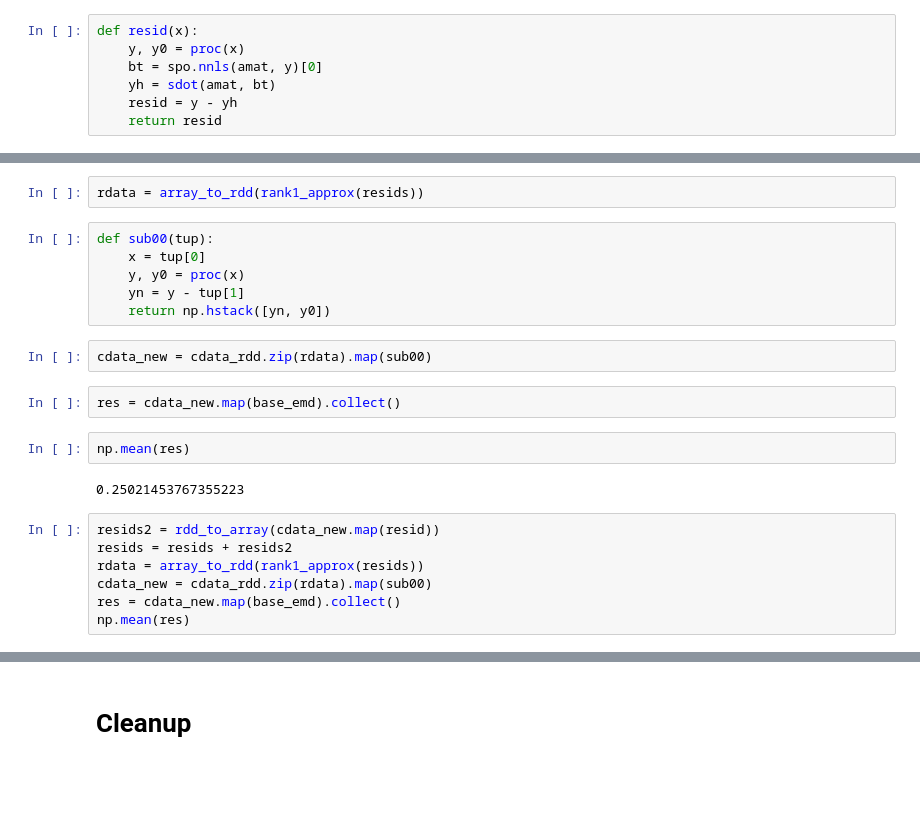
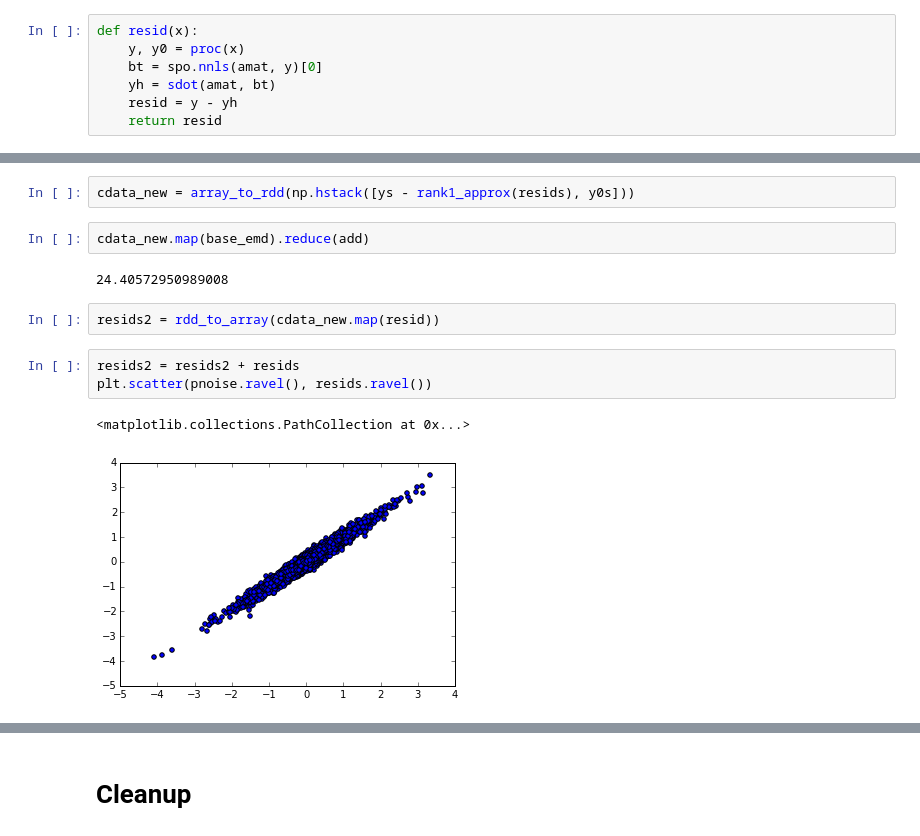
Before and after one commit to snarles/donuts2, a Jupyter notebook: analyses/dev_factor.ipynb, the cells around one changed output, grey strips where cells are left out. Saved outputs shown, nothing was run; the diff lists cells and outputs as text; blank space fills up the shorter version.

```diff
--- a/analyses/dev_factor.ipynb
+++ b/analyses/dev_factor.ipynb
@@ -147,23 +142,14 @@ plt.scatter(pnoise.ravel(), rank1_approx(resids).ravel())
 # %%
-rdata = array_to_rdd(rank1_approx(resids))
+cdata_new = array_to_rdd(np.hstack([ys - rank1_approx(resids), y0s]))
-# %%
-def sub00(tup):
-    x = tup[0]
-    y, y0 = proc(x)
-    yn = y - tup[1]
-    return np.hstack([yn, y0])
-# %%
-cdata_new = cdata_rdd.zip(rdata).map(sub00)
-# %%
-res = cdata_new.map(base_emd).collect()
-# %%
-np.mean(res)
-# %% [output]
-0.25021453767355223
-# %%
-resids2 = rdd_to_array(cdata_new.map(resid))
-resids = resids + resids2
-rdata = array_to_rdd(rank1_approx(resids))
-cdata_new = cdata_rdd.zip(rdata).map(sub00)
-res = cdata_new.map(base_emd).collect()
-np.mean(res)
+# %%
+cdata_new.map(base_emd).reduce(add)
+# %% [output]
+24.40572950989008
+# %%
+resids2 = rdd_to_array(cdata_new.map(resid))
+# %%
+resids2 = resids2 + resids
+plt.scatter(pnoise.ravel(), resids.ravel())
+# %% [output]
+<matplotlib.collections.PathCollection at 0x...>
+[figure, added]
```
Also changed, not shown: parts of 19 cells of this notebook.
